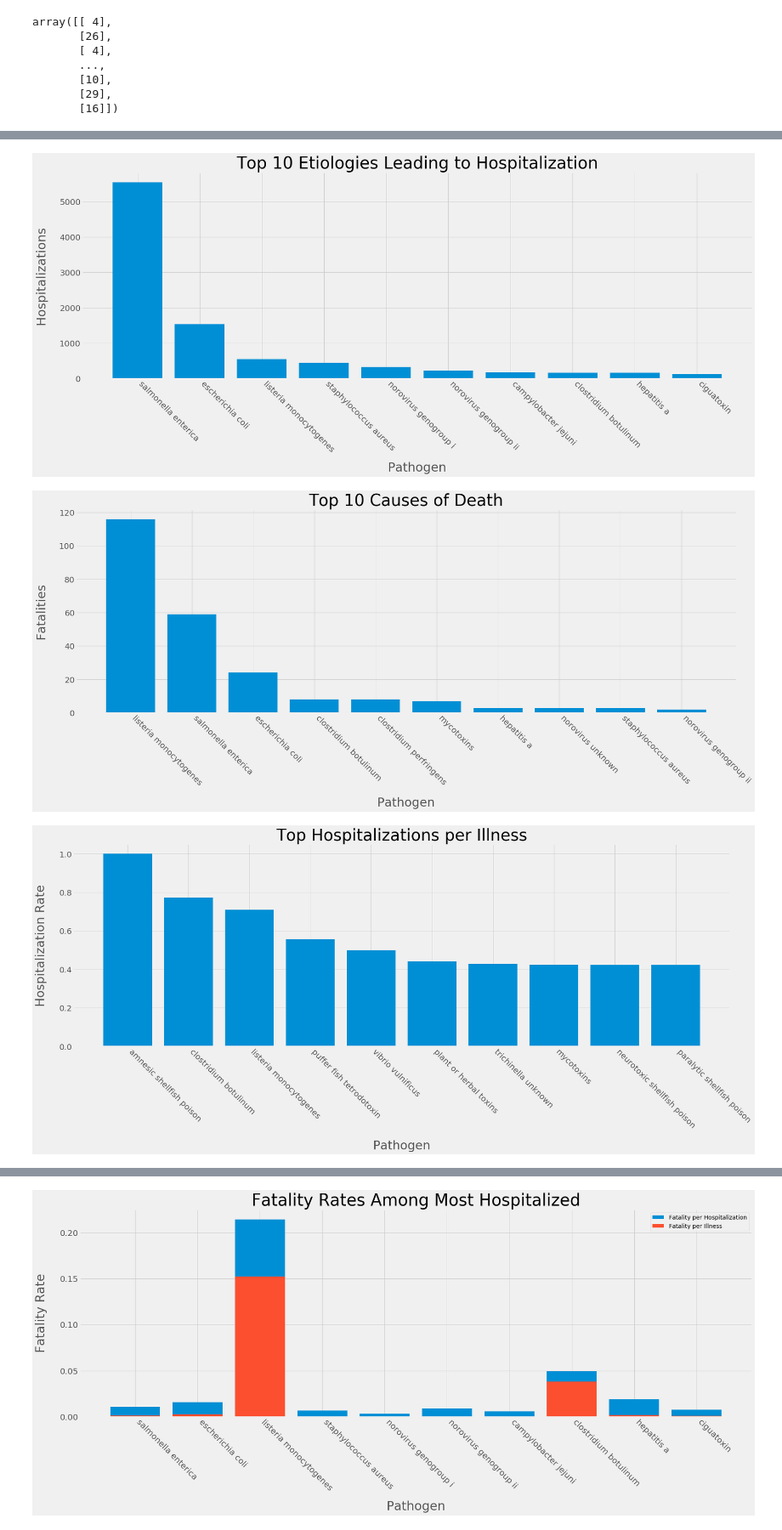
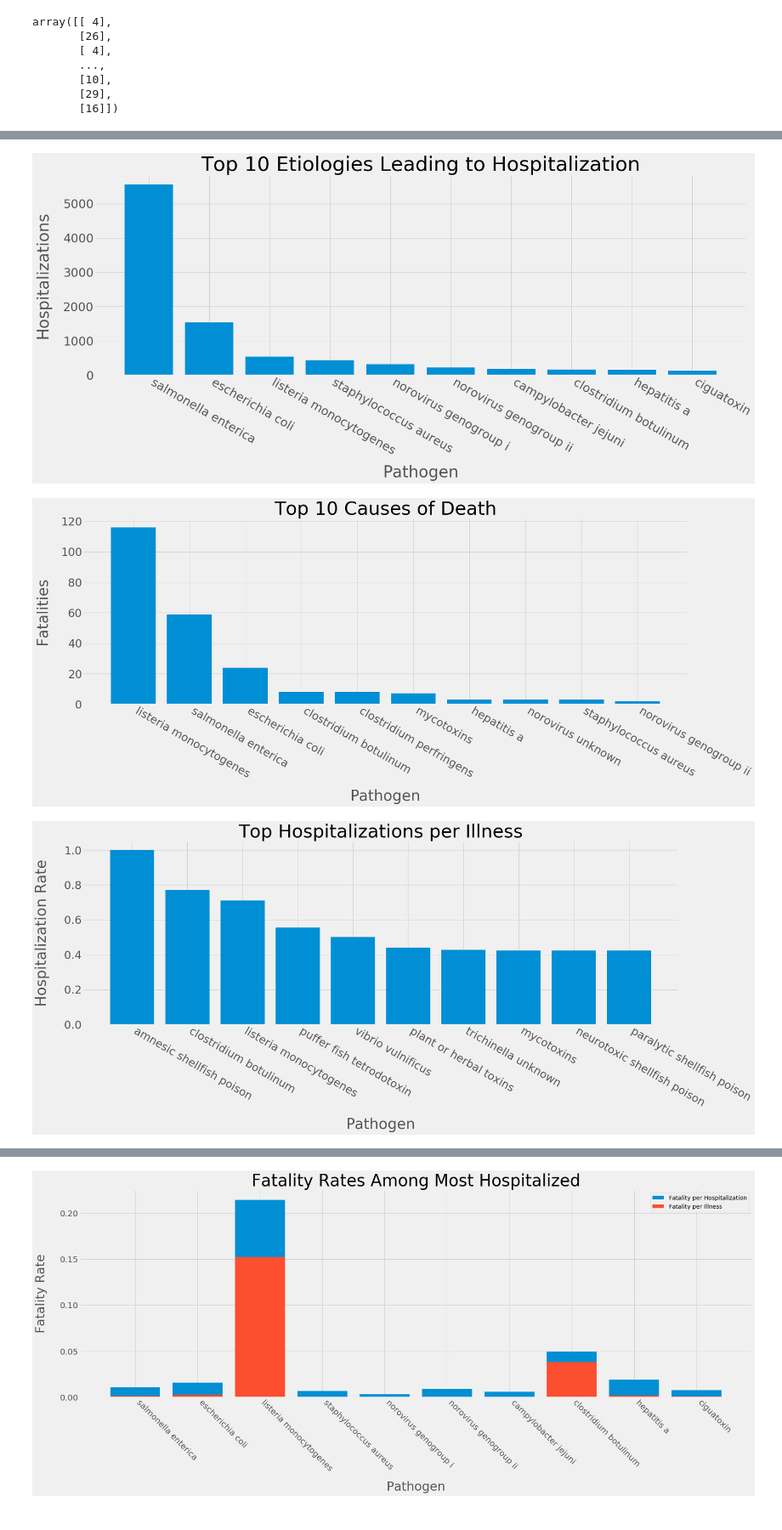
Before and after one commit to heathcliffs34/capstone_1, a Jupyter notebook: capstone1_severity.ipynb, the cells around one changed output, grey strips where cells are left out. Shown at 85% size. Drawn from its saved outputs; the diff is of its cells as text; code cells hidden in the pictures.

```diff
--- a/capstone1_severity.ipynb
+++ b/capstone1_severity.ipynb
@@ -138,35 +138,35 @@ top = top_hospitalizations
 
 fig,ax = plt.subplots(figsize=(26,12))
 ax.bar(top[:10].index,top[:10])
-ax.set_xlabel('Pathogen', labelpad = 20, fontsize=30)
-ax.set_ylabel('Hospitalizations', fontsize=30, labelpad = 30)
-ax.set_title('Top 10 Etiologies Leading to Hospitalization', fontsize=40)
+ax.set_xlabel('Pathogen', labelpad = 20, fontsize=40)
+ax.set_ylabel('Hospitalizations', fontsize=40, labelpad = 30)
+ax.set_title('Top 10 Etiologies Leading to Hospitalization', fontsize=50)
 plt.style.use('fivethirtyeight')
-plt.xticks(fontsize=20, rotation=-45, ha='left')
-plt.yticks(fontsize=20)
-plt.tight_layout
+plt.xticks(fontsize=30, rotation=-30, ha='left')
+plt.yticks(fontsize=30)
+# plt.tight_layout
 plt.gcf().subplots_adjust(bottom=0.30)
 plt.savefig('figures/hospitalizations');
 # %% [output]
-[figure, old version]
+[figure, new version]
 # %%
 top = top_fatalities
 
 fig,ax = plt.subplots(figsize=(26,12))
 
 ax.bar(top[:10].index,top[:10])
-ax.set_xlabel('Pathogen', labelpad = 25, fontsize=30)
-ax.set_ylabel('Fatalities', fontsize=30, labelpad = 30)
-ax.set_title('Top 10 Causes of Death', fontsize=40)
+ax.set_xlabel('Pathogen', labelpad = 25, fontsize=40)
+ax.set_ylabel('Fatalities', fontsize=40, labelpad = 30)
+ax.set_title('Top 10 Causes of Death', fontsize=50)
 
 plt.style.use('fivethirtyeight')
-plt.xticks(fontsize=20, rotation=-45, ha='left')
-plt.yticks(fontsize=20)
+plt.xticks(fontsize=30, rotation=-30, ha='left')
+plt.yticks(fontsize=30)
 plt.gcf().subplots_adjust(bottom=0.30)
 # plt.tight_layout
 plt.savefig('figures/fatalities');
 # %% [output]
-[figure, old version]
+[figure, new version]
 # %%
 # fig,axs = plt.subplots(3,1, figsize=(20,20))
 
@@ -205,19 +205,19 @@ top_fatalities_per_hospitalization = fatalities_per_hospitalization.sort_values(
 # %%
 top = top_hospitalizations_per_illness
 
 fig,ax = plt.subplots(figsize=(26,12))
 ax.bar(top[:10].index,top[:10])
-ax.set_xlabel('Pathogen', labelpad = 25, fontsize=30)
-ax.set_ylabel('Hospitalization Rate', fontsize=30, labelpad = 30)
-ax.set_title('Top Hospitalizations per Illness', fontsize=40)
+ax.set_xlabel('Pathogen', labelpad = 25, fontsize=40)
+ax.set_ylabel('Hospitalization Rate', fontsize=40, labelpad = 40)
+ax.set_title('Top Hospitalizations per Illness', fontsize=50)
 plt.style.use('fivethirtyeight')
-plt.xticks(fontsize=20, rotation=-45, ha='left')
-plt.yticks(fontsize=20)
+plt.xticks(fontsize=30, rotation=-30, ha='left')
+plt.yticks(fontsize=30)
 # plt.tight_layout
 plt.gcf().subplots_adjust(bottom=0.30)
 plt.savefig('figures/hospitalizations_per_illness');
 # %% [output]
-[figure, old version]
+[figure, new version]
 # %%
 # Two cases of vibro vulnificus, one patient was hospitalized and died, the other patient was not hospitalized
 # 762 cases of listeria, 541 hospitalizations, 116 deaths
```
Also changed, not shown: parts of 3 cells of this notebook, 7 other files.
